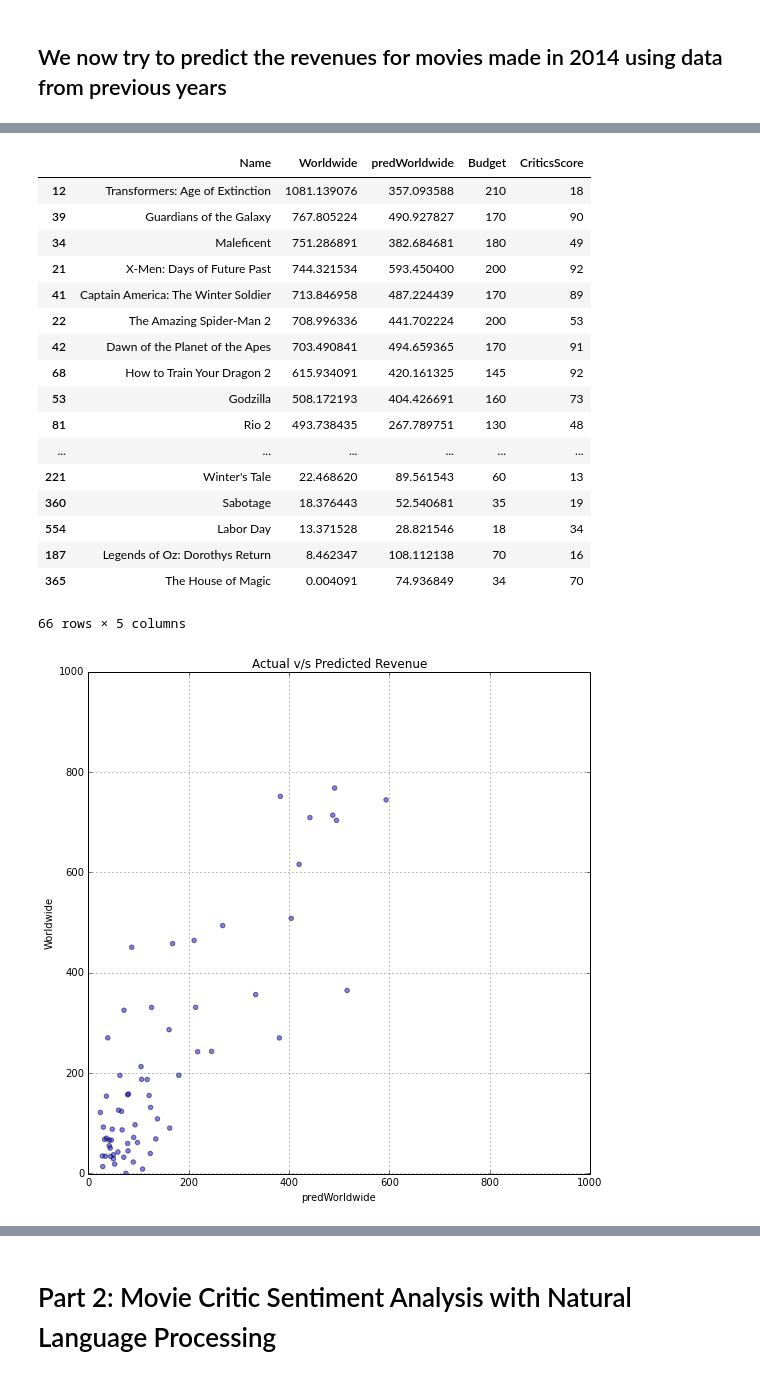
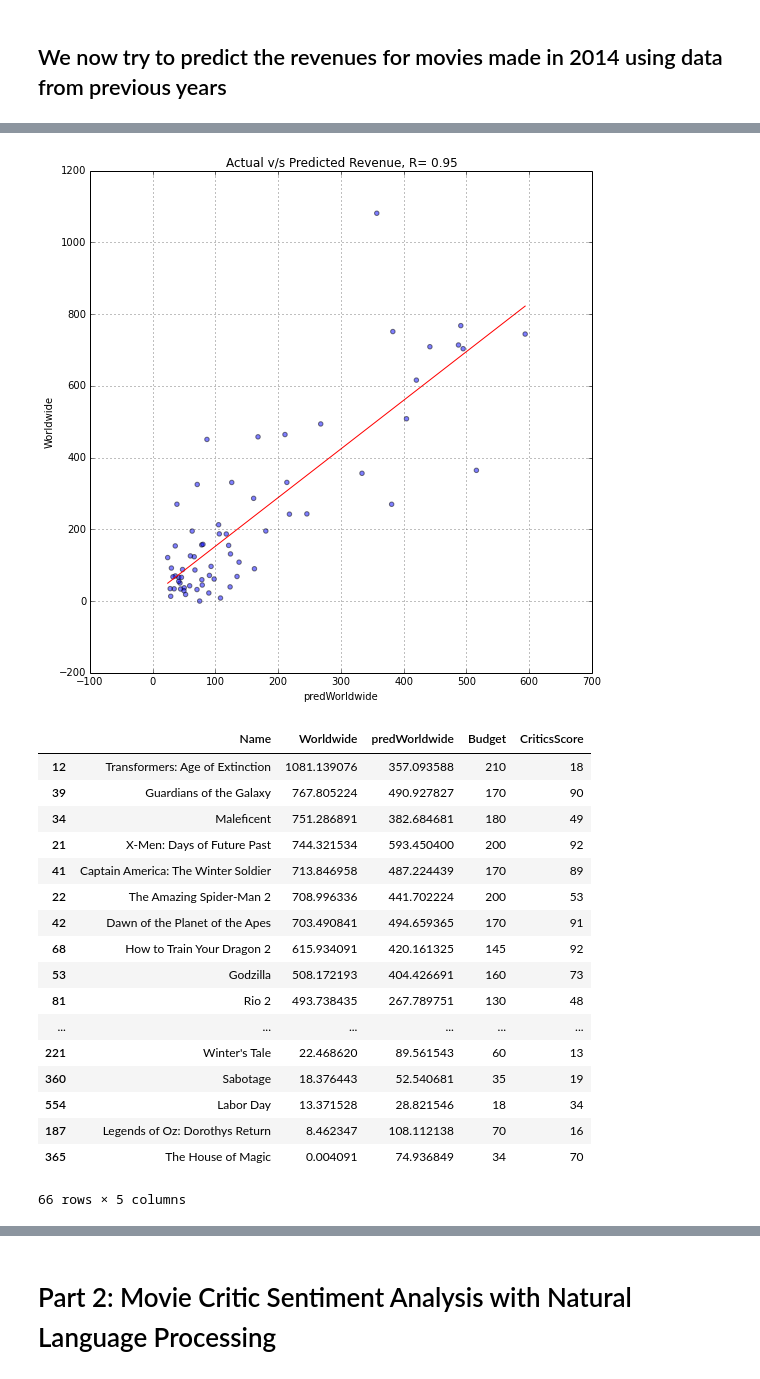
Before and after one commit to akhilketkar/cs209-project, a Jupyter notebook: Copy_Book.ipynb, the cells around one changed output, grey strips where cells are left out. Drawn from its saved outputs; the diff is of its cells as text; code cells hidden in the pictures.

```diff
--- a/Copy_Book.ipynb
+++ b/Copy_Book.ipynb
@@ -368,7 +398,12 @@ dataTest["predLogWorldwide"] = res.predict(Xbar)
 dataTest["predWorldwide"] = dataTest["predLogWorldwide"].apply(lambda x: exp(x))
 
 # plot the results
-dataTest.plot("predWorldwide","Worldwide",kind="scatter",figsize=(9,9),alpha=0.5,title="Actual v/s Predicted Revenue")
+dataTest.plot("predWorldwide","Worldwide",kind="scatter",figsize=(9,9),
+              alpha=0.5,title="Actual v/s Predicted Revenue, R= " + str(np.round(res.rsquared, 2)))
+m, b = np.polyfit(dataTest.predWorldwide, dataTest.Worldwide, 1)
+x = np.linspace(dataTest.predWorldwide.min(), dataTest.predWorldwide.max(), 1000)
+plt.plot(x, m*x +b, 'r-')
+plt.show
 plt.xlim((-1,1000))
 plt.ylim((-1,1000))
 
@@ -386,13 +421,14 @@ Time:                        23:06:18   Log-Likelihood:                -691.53
 No. Observations:                 461   AIC:                             1387.
 Df Residuals:                     459   BIC:                             1395.
 Df Model:                           2
 ================================================================================
                    coef    std err          t      P>|t|      [95.0% Conf. Int.]
 ... (5 lines left out)
 Prob(Omnibus):                  0.000   Jarque-Bera (JB):             4937.103
 Skew:                          -2.824   Prob(JB):                         0.00
 Kurtosis:                      18.004   Cond. No.                         30.0
 ==============================================================================
+[figure, new version]
 |  | Name | Worldwide | predWorldwide | Budget | CriticsScore |
 | 12 | Transformers: Age of Extinction | 1081.139076 | 357.093588 | 210 | 18 |
 | 39 | Guardians of the Galaxy | 767.805224 | 490.927827 | 170 | 90 |
@@ -412,3 +448,2 @@ Kurtosis:                      18.004   Cond. No.                         30.0
 | 365 | The House of Magic | 0.004091 | 74.936849 | 34 | 70 |
 66 rows × 5 columns
-[figure, old version]
```
Also changed, not shown: parts of 35 cells of this notebook, 1 other file.
